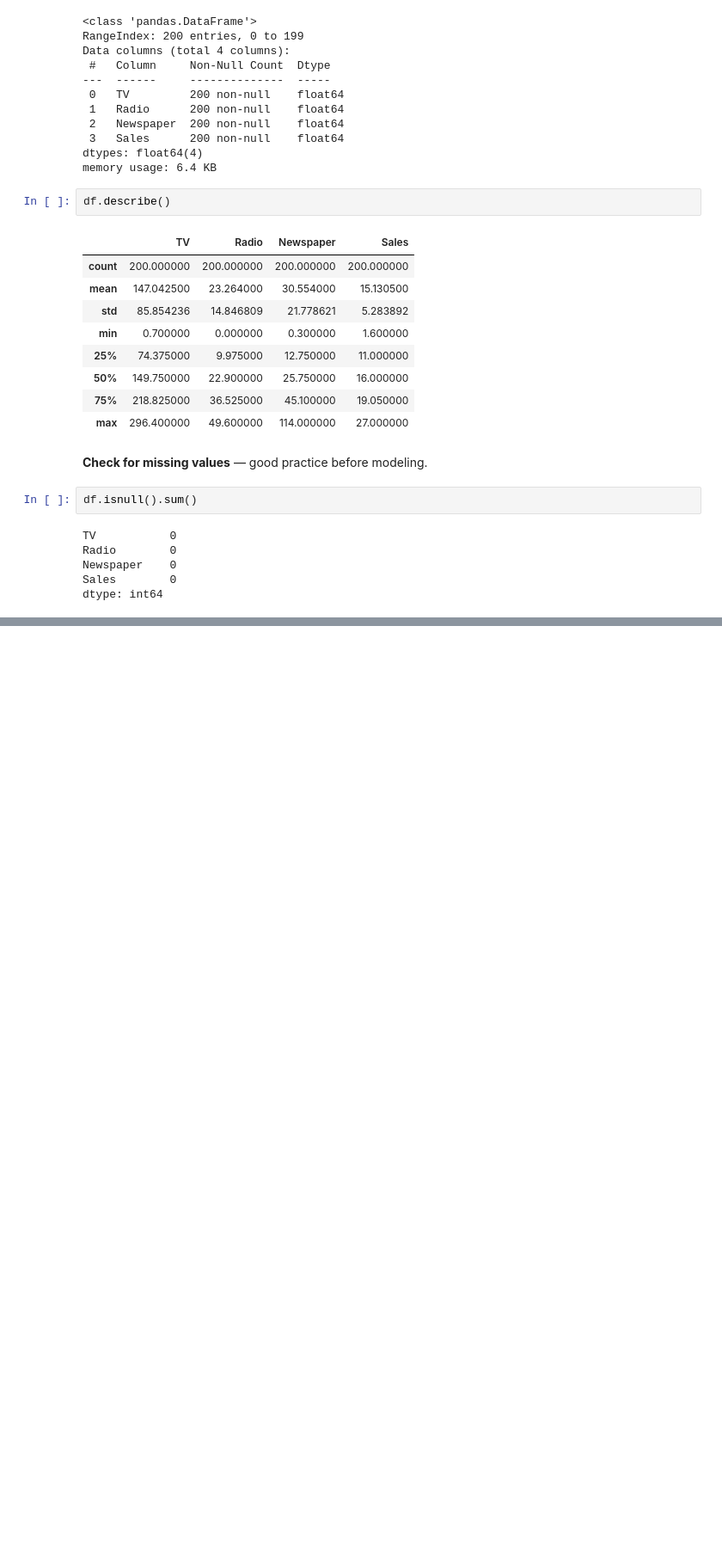
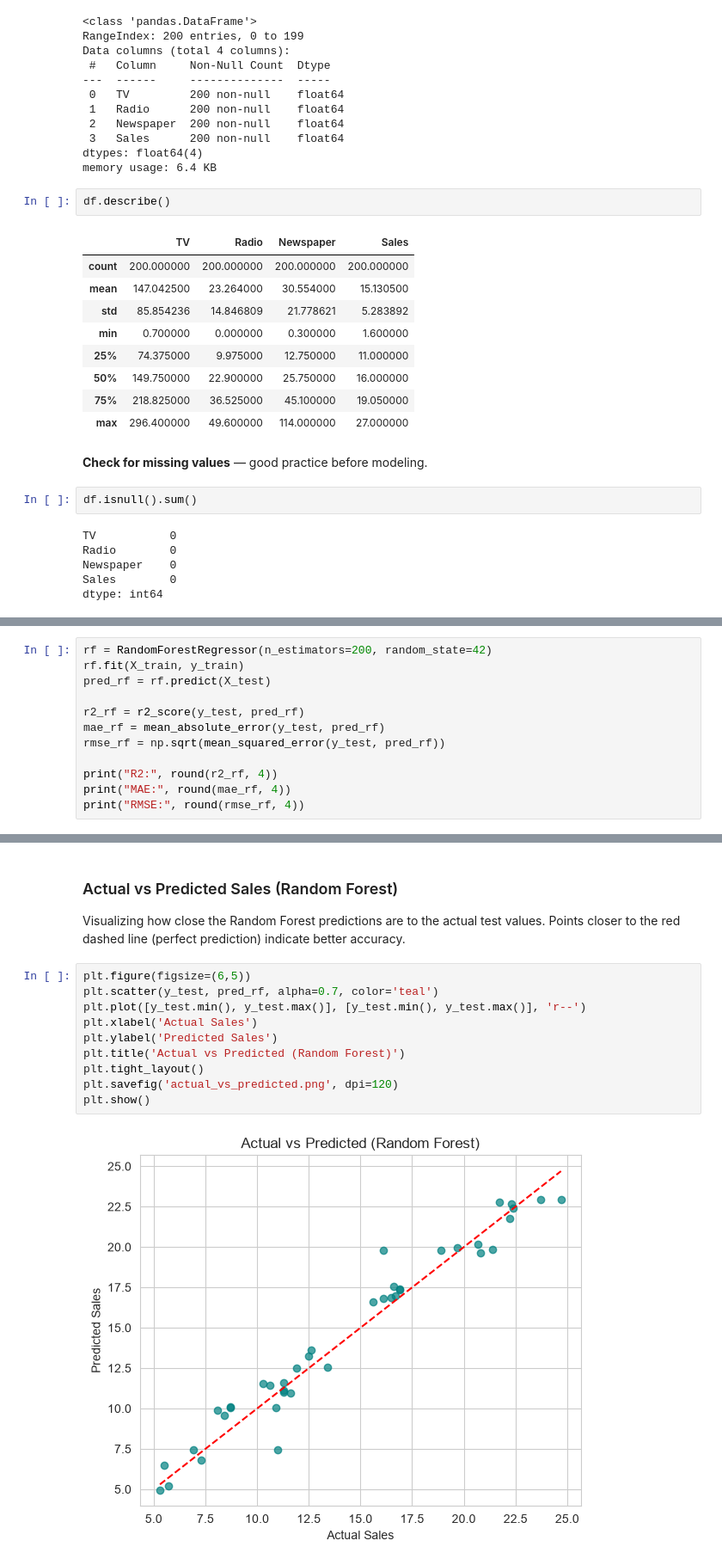
Before and after one commit to Anshul6933/CODSOFT, a Jupyter notebook: Task2_SalesPrediction/sales_prediction.ipynb, the cells around one changed output, grey strips where cells are left out. Shown at 86% size. Saved outputs shown, nothing was run; the diff lists cells and outputs as text; blank space fills up the shorter version.

```diff
--- a/Task2_SalesPrediction/sales_prediction.ipynb
+++ b/Task2_SalesPrediction/sales_prediction.ipynb
@@ -80,0 +184,12 @@ dtype: int64
+# %%
+rf = RandomForestRegressor(n_estimators=200, random_state=42)
+rf.fit(X_train, y_train)
+pred_rf = rf.predict(X_test)
+
+r2_rf = r2_score(y_test, pred_rf)
+mae_rf = mean_absolute_error(y_test, pred_rf)
+rmse_rf = np.sqrt(mean_squared_error(y_test, pred_rf))
+
+print("R2:", round(r2_rf, 4))
+print("MAE:", round(mae_rf, 4))
+print("RMSE:", round(rmse_rf, 4))
@@ -80,0 +209,16 @@ dtype: int64
+# %% [markdown]
+### Actual vs Predicted Sales (Random Forest)
+
+Visualizing how close the Random Forest predictions are to the actual test values. Points closer to the red dashed line (perfect prediction) indicate better accuracy.
+# %%
+plt.figure(figsize=(6,5))
+plt.scatter(y_test, pred_rf, alpha=0.7, color='teal')
+plt.plot([y_test.min(), y_test.max()], [y_test.min(), y_test.max()], 'r--')
+plt.xlabel('Actual Sales')
+plt.ylabel('Predicted Sales')
+plt.title('Actual vs Predicted (Random Forest)')
+plt.tight_layout()
+plt.savefig('actual_vs_predicted.png', dpi=120)
+plt.show()
+# %% [output]
+[figure, added]
```
Also changed, not shown: parts of 25 cells of this notebook, 7 other files.
